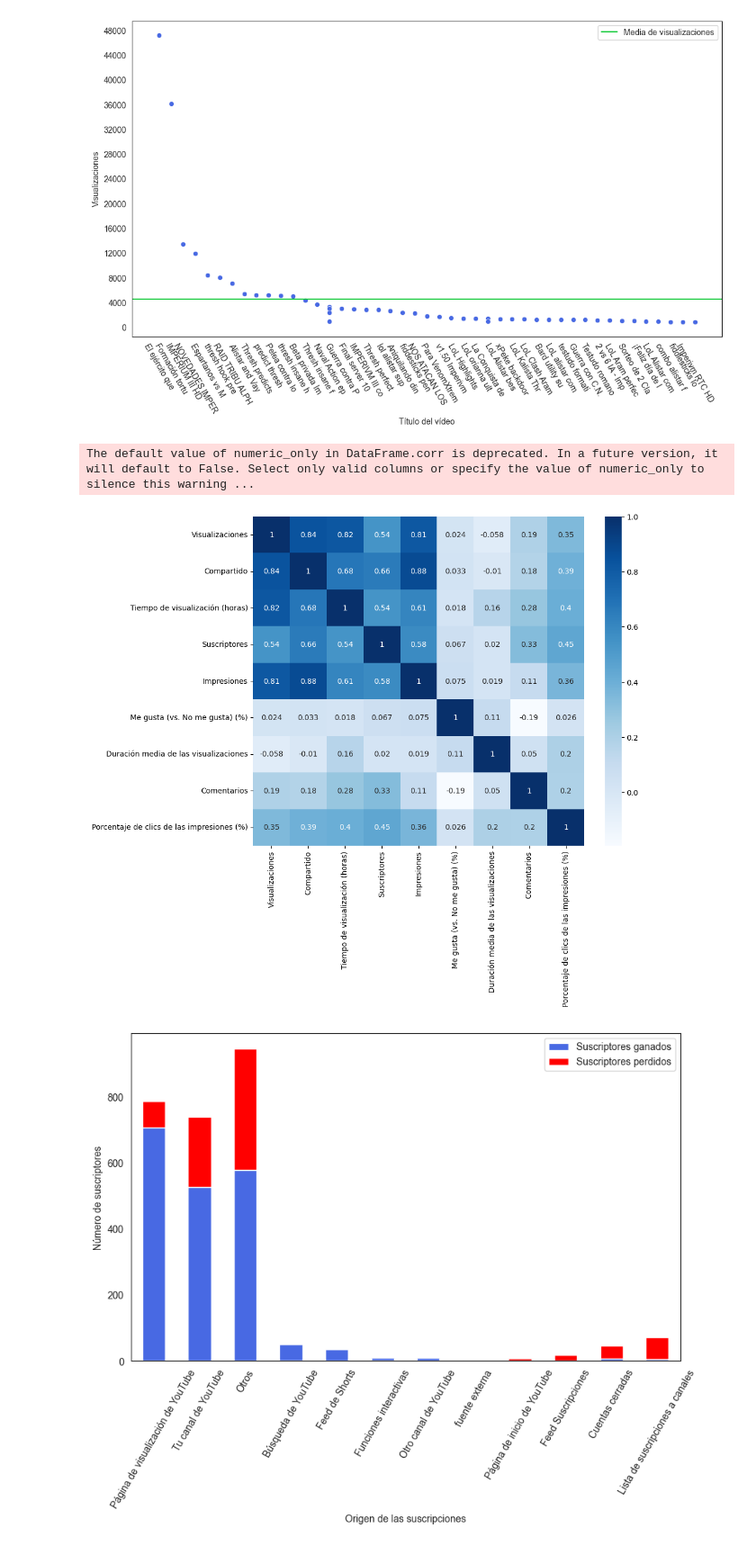
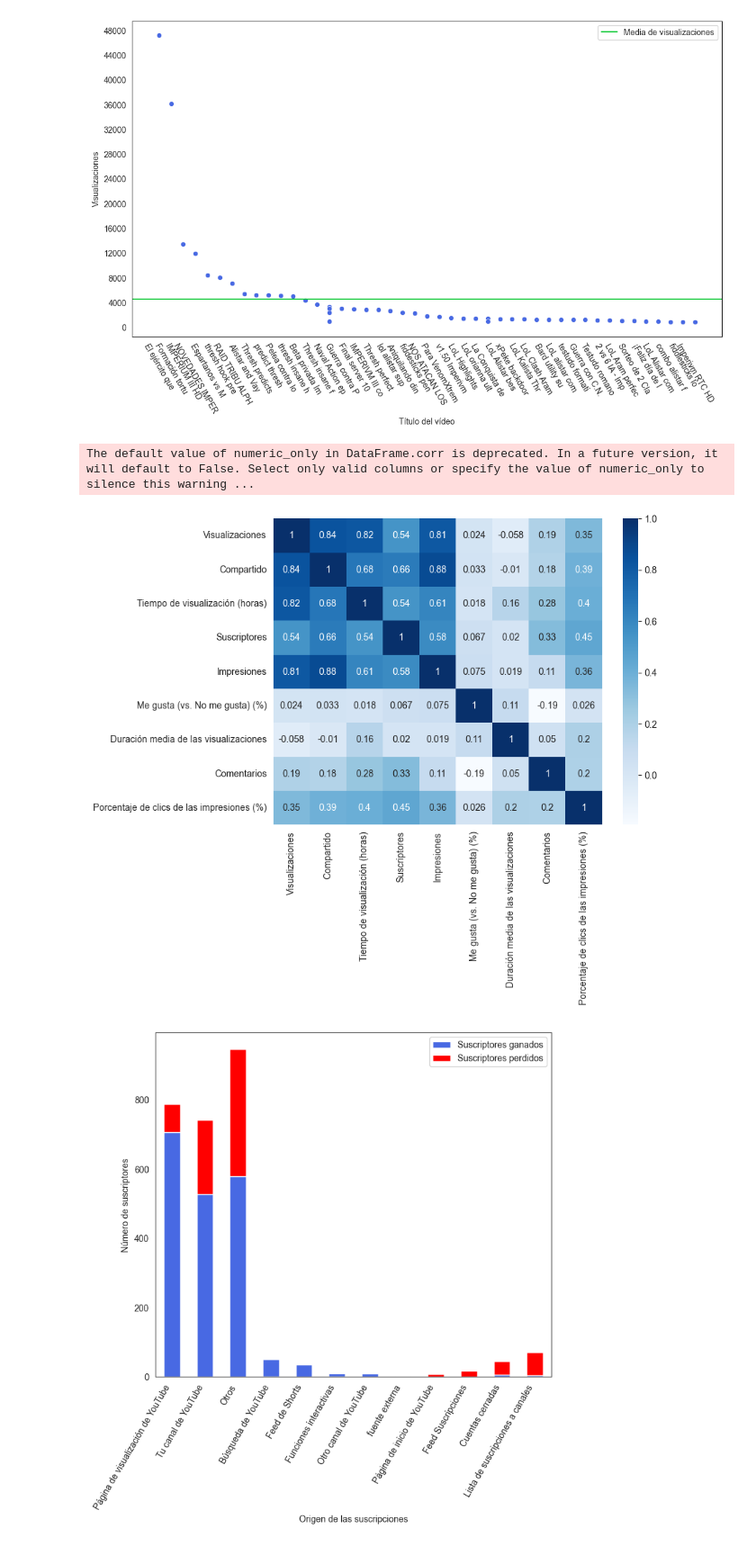
Before and after one commit to braugilabert/EDA-Braulio, a Jupyter notebook: src/Código EDA Braulio.ipynb, the cells around one changed output. Shown at 90% size. Saved outputs shown, nothing was run; the diff lists cells and outputs as text; code cells hidden in the pictures.

```diff
--- a/src/Código EDA Braulio.ipynb
+++ b/src/Código EDA Braulio.ipynb
@@ -70,11 +70,11 @@ data = pd.read_csv('data\YouTube SirAlatriste datos.csv')
 # para extraer los datos de la columna "Me gusta (vs. No me gusta) (%)"
 data = data['Me gusta (vs. No me gusta) (%)']
 
-sns.set_style('whitegrid')
+sns.set_style('white')
 
 #para hacer una línea vertical en el valor de la media
 media = data.mean()
-plt.figure(figsize=(10, 7))
+plt.figure(figsize=(8, 8))
 plt.axvline(media, color='#11CA38', linestyle='--', label='Media')
 
 # con esto se crea el gráfico de KDE y se hace el resto de cosas
@@ -84,6 +84,7 @@ plt.xticks(range(0, 101, 5));
 # para ocultar los valores en el eje y
 plt.yticks([]);
 
+plt.title('Porcentaje de % (vs No Me Gusta) en los vídeos')
 plt.xlabel('Me gusta (vs. No me gusta) (%)')
 plt.ylabel('Frecuencia')
 
@@ -245,7 +246,8 @@ datos = pd.read_csv('data\YouTube SirAlatriste datos.csv')
 # para ordenar los valores del eje x
 datos_sorted = datos.sort_values('Duración media de las visualizaciones')
 
-plt.figure(figsize=(12, 8)) #tamaño
+sns.set_style('white')
+plt.figure(figsize=(8, 8)) #tamaño
 
 # histograma con Seaborn
 sns.histplot(data=datos_sorted, x='Duración media de las visualizaciones', binwidth=0.5, binrange=(0, 18), color='#4869e3')
@@ -407,41 +409,43 @@ import matplotlib.pyplot as plt
 
 df = pd.read_csv('data\YouTube SirAlatriste datos.csv')
 
+sns.set_style('white')
 # matriz de correlación
 corr = df.corr()
 
-plt.figure(figsize=(10, 8))
+plt.figure(figsize=(8, 6))
 sns.heatmap(corr, annot=True, cmap='Blues');
 plt.show()
 # %% [output]
 The default value of numeric_only in DataFrame.corr is deprecated. In a future version, it will default to False. Select only valid columns or specify the value of numeric_only to silence this warning ...
-[figure, old version]
+[figure, new version]
 # %%
 #EDA 13. #origen de las suscripciones del canal. como hay pocos datos he preferido ponerlos aqui directamente como he hecho otras veces
 import pandas as pd
 import matplotlib.pyplot as plt
 import seaborn as sns
 
 # prefiero crear el DataFrame con los datos
 data = {'Origen de las suscripciones': ['Página de visualización de YouTube', 'Tu canal de YouTube', 'Otros', 'Búsqueda de YouTube', 'Feed de Shorts', 'Funciones interactivas', 'Otro canal de YouTube', 'fuente externa', 'Página de inicio de YouTube', 'Feed Suscripciones', 'Cuentas cerradas', 'Lista de suscripciones a canales'],
         'Suscriptores': [627, 313, 212, 51, 35, 9, 9, 1, -8, -17, -33, -63],
         'Suscriptores ganados': [707, 527, 579, 51, 36, 9, 10, 2, 0, 0, 6, 4],
         'Suscriptores perdidos': [80, 214, 367, 0, 1, 0, 1, 1, 8, 17, 39, 67]}
+
 df = pd.DataFrame(data)
 
 sns.set_style('white')
 
 # el gráfico de columnas apiladas
-df.plot(x='Origen de las suscripciones', y=['Suscriptores ganados', 'Suscriptores perdidos'], kind='bar', stacked=True, color=['#4869e3', '#Ff0000'], figsize=(10,6))
+df.plot(x='Origen de las suscripciones', y=['Suscriptores ganados', 'Suscriptores perdidos'], kind='bar', stacked=True, color=['#4869e3', '#Ff0000'], figsize=(8,7))
 
 # etiquetas a los ejes
 plt.xlabel('Origen de las suscripciones')
 plt.ylabel('Número de suscriptores')
-plt.xticks(rotation=60);
+plt.xticks(rotation=60, ha='right');
 
 plt.show()
 # %% [output]
-[figure, old version]
+[figure, new version]
 # %%
 #EDA 14. Días gloriosos del canal en función de 5 variables
 import pandas as pd
```
Also changed, not shown: parts of 6 cells of this notebook, 2 other files.
